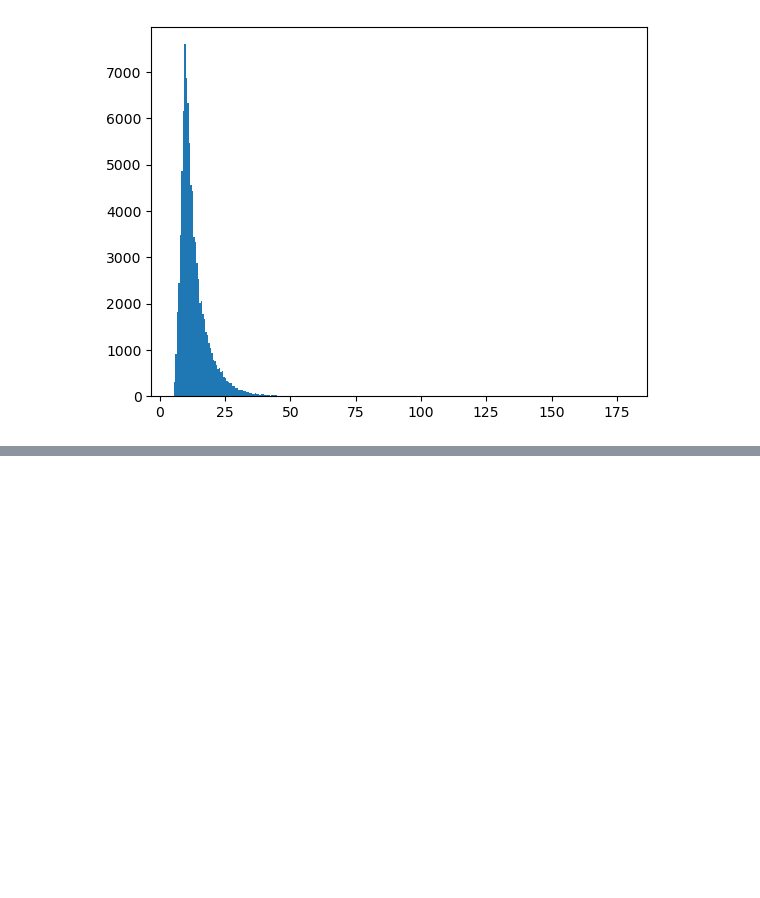
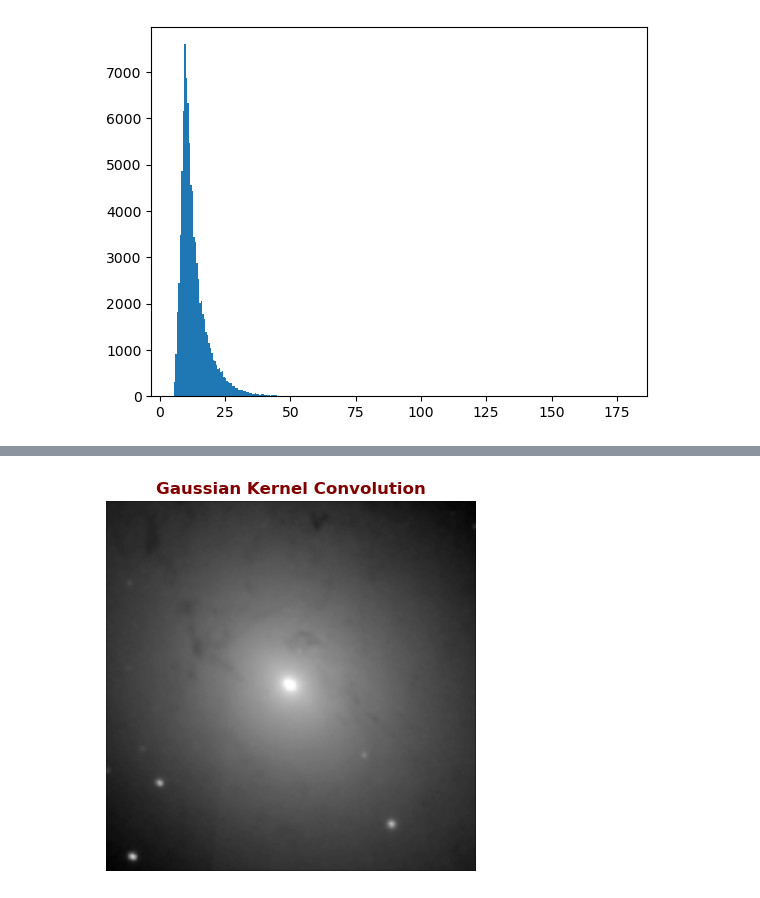
Before and after one commit to vinayak500/M31AstroProcessing, a Jupyter notebook: M31-analysis.ipynb, the cells around one changed output, grey strips where cells are left out. Saved outputs shown, nothing was run; the diff lists cells and outputs as text; code cells hidden in the pictures; blank space fills up the shorter version.

```diff
--- a/M31-analysis.ipynb
+++ b/M31-analysis.ipynb
@@ -476,0 +762,4 @@ grayscale_zint_array.shape
+# %%
+plot_pixels(convolved_grayscale , title='Gaussian Kernel Convolution' , color='maroon')
+# %% [output]
+[figure, added]
```
Also changed, not shown: parts of 115 cells of this notebook.
